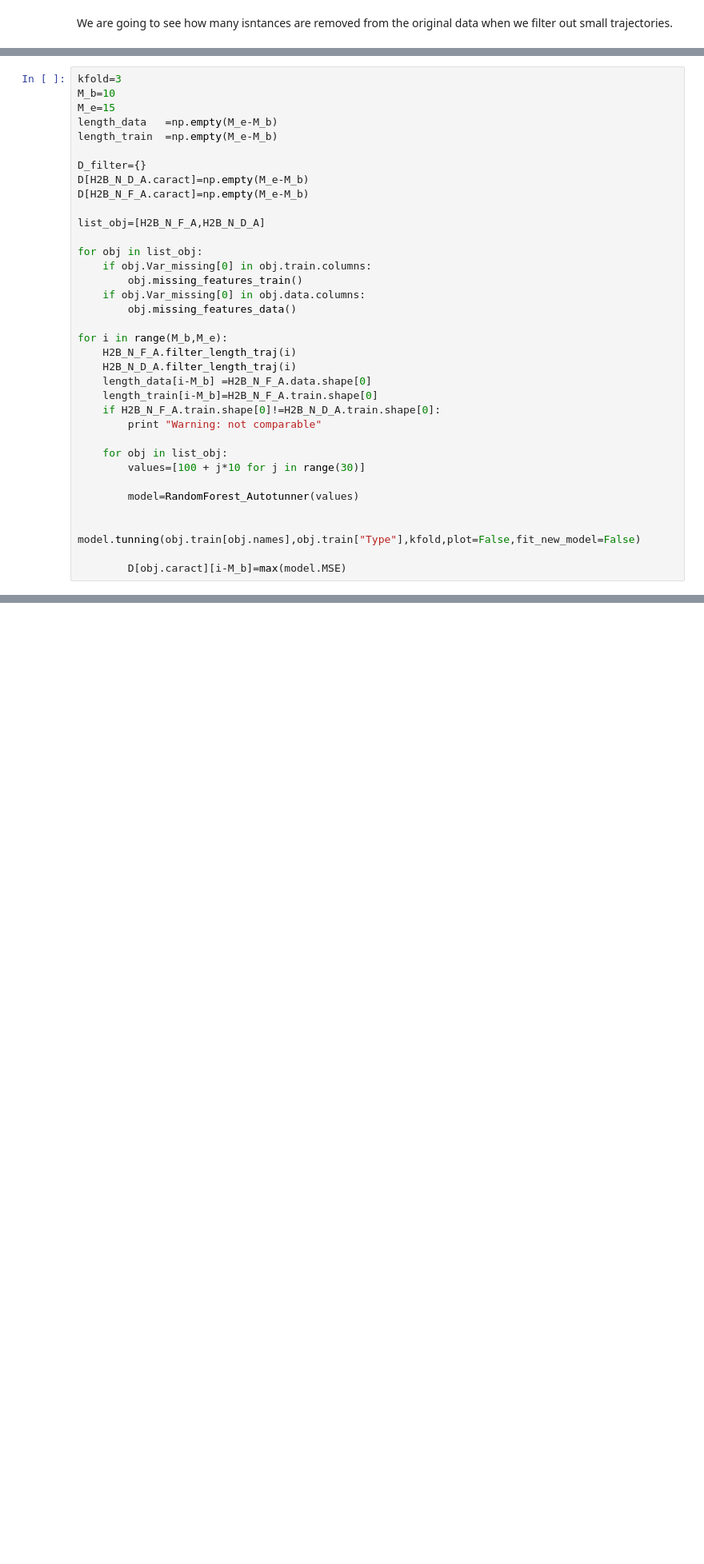
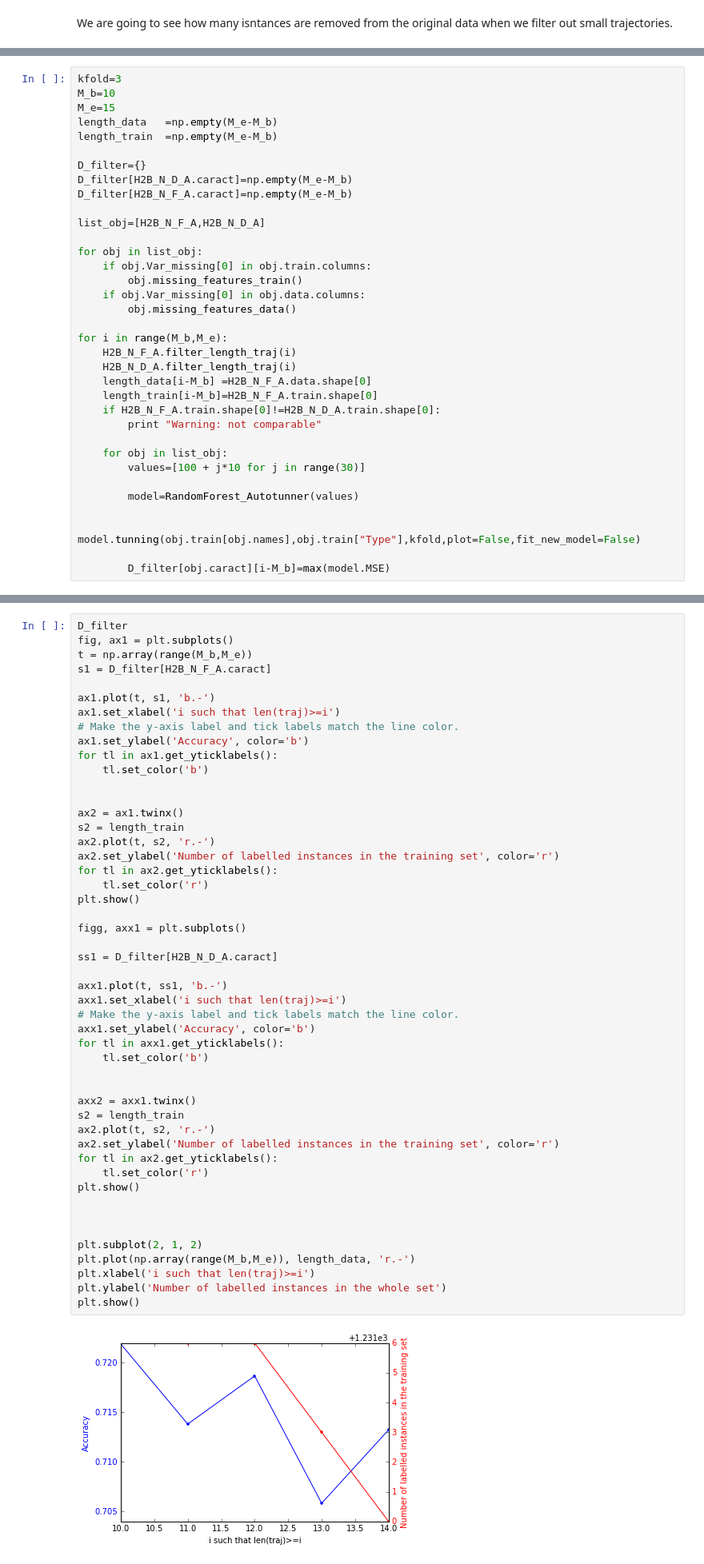
Before and after one commit to PeterJackNaylor/InternWork2, a Jupyter notebook: Normalization.ipynb, the cells around one changed output, grey strips where cells are left out. Shown at 80% size. Saved outputs shown, nothing was run; the diff lists cells and outputs as text; blank space fills up the shorter version.

Commit message:
Plots

```diff
--- a/Normalization.ipynb
+++ b/Normalization.ipynb
@@ -394,8 +394,8 @@ length_data   =np.empty(M_e-M_b)
 length_train  =np.empty(M_e-M_b)
 
 D_filter={}
-D[H2B_N_D_A.caract]=np.empty(M_e-M_b)
-D[H2B_N_F_A.caract]=np.empty(M_e-M_b)
+D_filter[H2B_N_D_A.caract]=np.empty(M_e-M_b)
+D_filter[H2B_N_F_A.caract]=np.empty(M_e-M_b)
 
 list_obj=[H2B_N_F_A,H2B_N_D_A]
 
@@ -420,5 +420,5 @@ for i in range(M_b,M_e):
 
         model.tunning(obj.train[obj.names],obj.train["Type"],kfold,plot=False,fit_new_model=False)
 
-        D[obj.caract][i-M_b]=max(model.MSE)
+        D_filter[obj.caract][i-M_b]=max(model.MSE)
 # %% [output]
@@ -431,0 +435,51 @@ i
+# %%
+D_filter
+fig, ax1 = plt.subplots()
+t = np.array(range(M_b,M_e))
+s1 = D_filter[H2B_N_F_A.caract]
+
+ax1.plot(t, s1, 'b.-')
+ax1.set_xlabel('i such that len(traj)>=i')
+# Make the y-axis label and tick labels match the line color.
+ax1.set_ylabel('Accuracy', color='b')
+for tl in ax1.get_yticklabels():
+    tl.set_color('b')
+
+
+ax2 = ax1.twinx()
+s2 = length_train
+ax2.plot(t, s2, 'r.-')
+ax2.set_ylabel('Number of labelled instances in the training set', color='r')
+for tl in ax2.get_yticklabels():
+    tl.set_color('r')
+plt.show()
+
+figg, axx1 = plt.subplots()
+
+ss1 = D_filter[H2B_N_D_A.caract]
+
+axx1.plot(t, ss1, 'b.-')
+axx1.set_xlabel('i such that len(traj)>=i')
+# Make the y-axis label and tick labels match the line color.
+axx1.set_ylabel('Accuracy', color='b')
+for tl in axx1.get_yticklabels():
+    tl.set_color('b')
+
+
+axx2 = axx1.twinx()
+s2 = length_train
+ax2.plot(t, s2, 'r.-')
+ax2.set_ylabel('Number of labelled instances in the training set', color='r')
+for tl in ax2.get_yticklabels():
+    tl.set_color('r')
+plt.show()
+
+
+
+plt.subplot(2, 1, 2)
+plt.plot(np.array(range(M_b,M_e)), length_data, 'r.-')
+plt.xlabel('i such that len(traj)>=i')
+plt.ylabel('Number of labelled instances in the whole set')
+plt.show()
+# %% [output]
+[figure, added]
```
Also changed, not shown: parts of 3 cells of this notebook.
